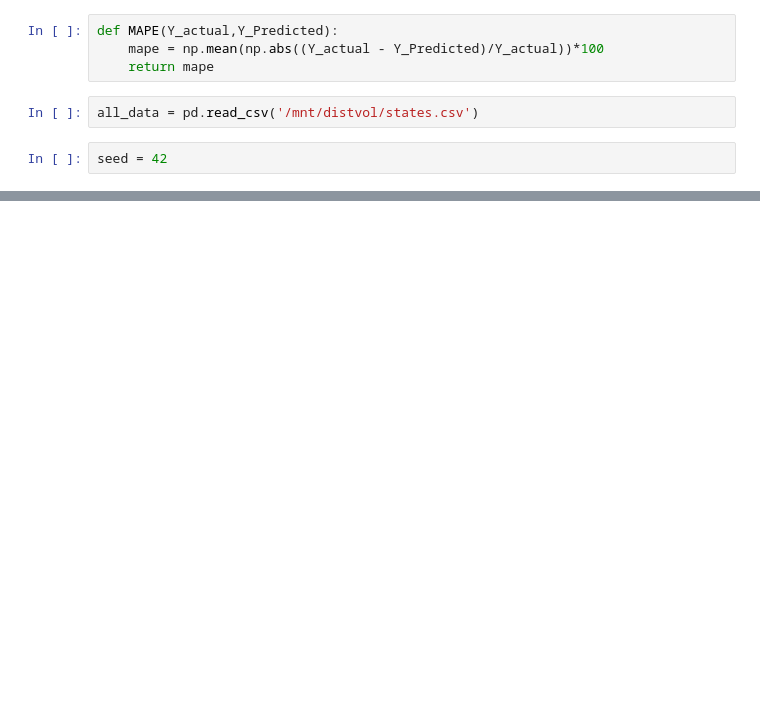
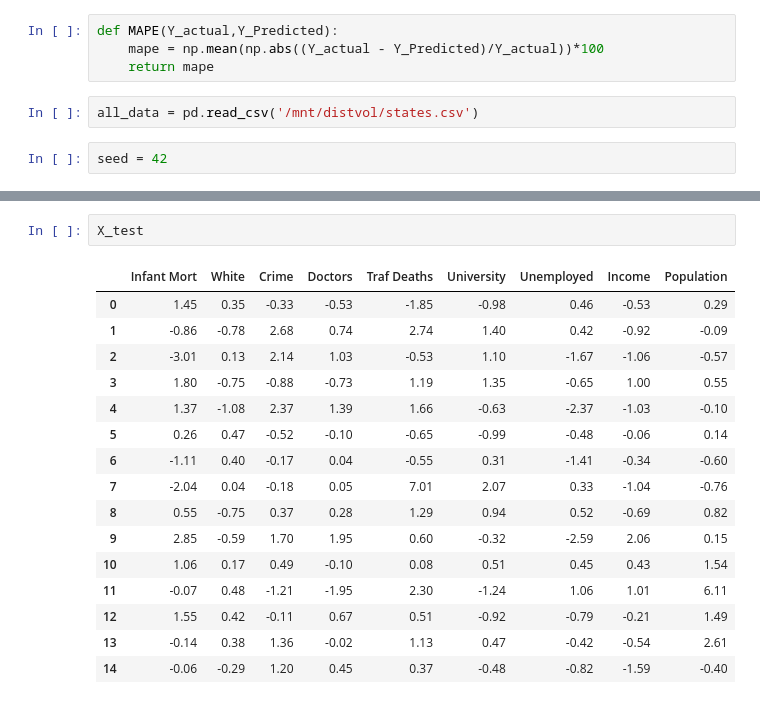
Before and after one commit to webclinic017/Python-Stock-1, a Jupyter notebook: ANN.ipynb, the cells around one changed output, grey strips where cells are left out. Cells and saved outputs as stored; diff of their text form; blank space fills up the shorter version.

```diff
--- a/ANN.ipynb
+++ b/ANN.ipynb
@@ -146,0 +267,19 @@ dtype: float64
+# %%
+X_test
+# %% [output]
+|  | Infant Mort | White | Crime | Doctors | Traf Deaths | University | Unemployed | Income | Population |
+| 0 | 1.45 | 0.35 | -0.33 | -0.53 | -1.85 | -0.98 | 0.46 | -0.53 | 0.29 |
+| 1 | -0.86 | -0.78 | 2.68 | 0.74 | 2.74 | 1.40 | 0.42 | -0.92 | -0.09 |
+| 2 | -3.01 | 0.13 | 2.14 | 1.03 | -0.53 | 1.10 | -1.67 | -1.06 | -0.57 |
+| 3 | 1.80 | -0.75 | -0.88 | -0.73 | 1.19 | 1.35 | -0.65 | 1.00 | 0.55 |
+| 4 | 1.37 | -1.08 | 2.37 | 1.39 | 1.66 | -0.63 | -2.37 | -1.03 | -0.10 |
+| 5 | 0.26 | 0.47 | -0.52 | -0.10 | -0.65 | -0.99 | -0.48 | -0.06 | 0.14 |
+| 6 | -1.11 | 0.40 | -0.17 | 0.04 | -0.55 | 0.31 | -1.41 | -0.34 | -0.60 |
+| 7 | -2.04 | 0.04 | -0.18 | 0.05 | 7.01 | 2.07 | 0.33 | -1.04 | -0.76 |
+| 8 | 0.55 | -0.75 | 0.37 | 0.28 | 1.29 | 0.94 | 0.52 | -0.69 | 0.82 |
+| 9 | 2.85 | -0.59 | 1.70 | 1.95 | 0.60 | -0.32 | -2.59 | 2.06 | 0.15 |
+| 10 | 1.06 | 0.17 | 0.49 | -0.10 | 0.08 | 0.51 | 0.45 | 0.43 | 1.54 |
+| 11 | -0.07 | 0.48 | -1.21 | -1.95 | 2.30 | -1.24 | 1.06 | 1.01 | 6.11 |
+| 12 | 1.55 | 0.42 | -0.11 | 0.67 | 0.51 | -0.92 | -0.79 | -0.21 | 1.49 |
+| 13 | -0.14 | 0.38 | 1.36 | -0.02 | 1.13 | 0.47 | -0.42 | -0.54 | 2.61 |
+| 14 | -0.06 | -0.29 | 1.20 | 0.45 | 0.37 | -0.48 | -0.82 | -1.59 | -0.40 |
```
Also changed, not shown: parts of 14 cells of this notebook, 1 other file.
